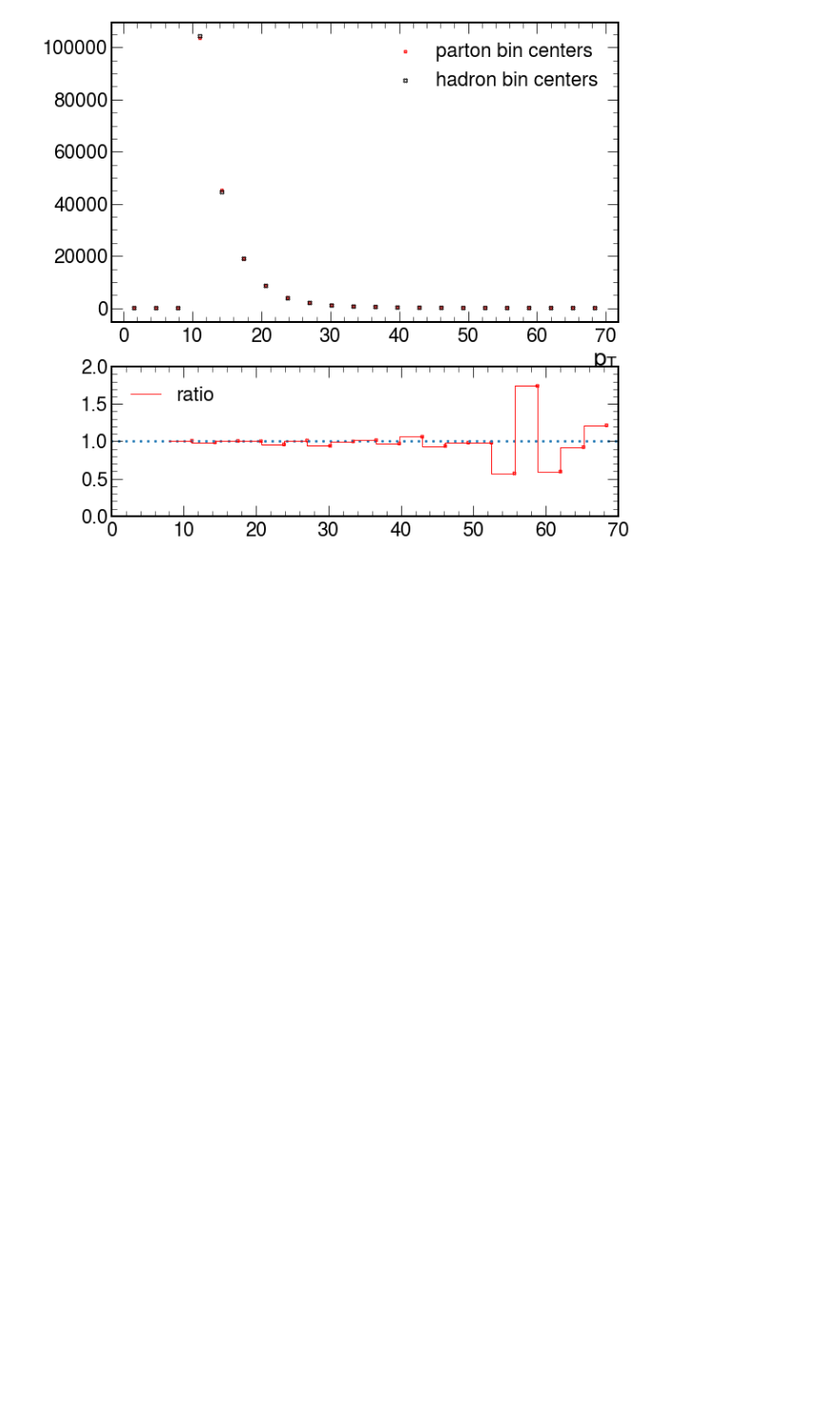
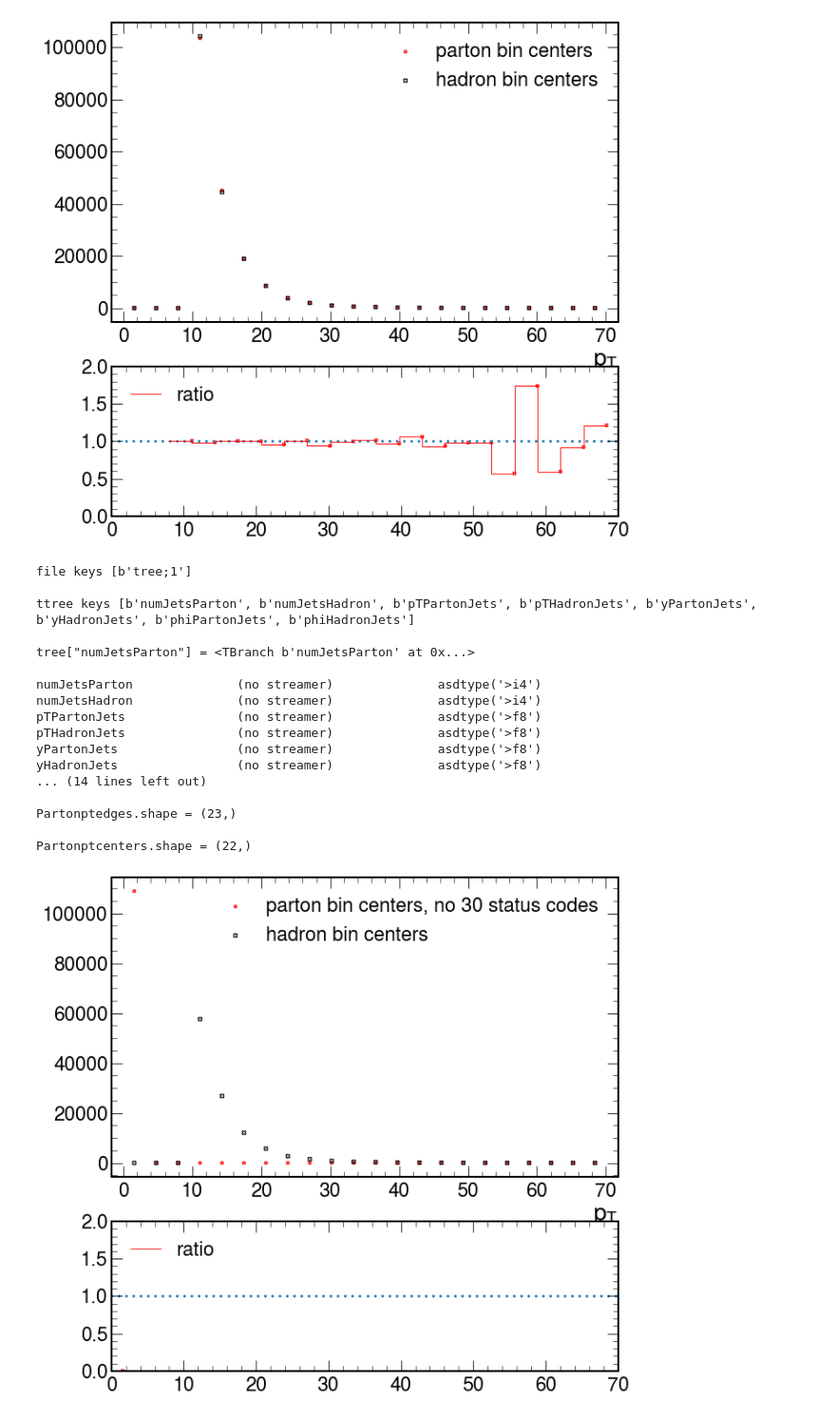
Before and after one commit to AliAlkadhim/NPC_Jets, a Jupyter notebook: pythia_tutorials/analyze_root_files.ipynb, the cells around one changed output. Shown at 95% size. Cells and saved outputs as stored; diff of their text form; code cells hidden in the pictures; blank space fills up the shorter version.

```diff
--- a/pythia_tutorials/analyze_root_files.ipynb
+++ b/pythia_tutorials/analyze_root_files.ipynb
@@ -660,31 +660,50 @@ with uproot.open('NoMPI_from_Status_30s_Jetsoutput.root') as file:
 
 
     fig, (ax1, ax2) = plt.subplots(2, 1, figsize=(10,10), gridspec_kw={'height_ratios': [2,1]})
 
 
-    ax1.scatter(Partonptcenters, Partonptcounts, label='parton bin centers',
+    ax1.scatter(Partonptcenters, Partonptcounts, label='parton bin centers, no 30 status codes',
             color="r",facecolors='none', marker="X", s=10, linewidth=0.9)
 
     ax1.scatter(Hadronptcenters, Hadronptcounts, label='hadron bin centers',
                 color="k",facecolors='none', marker="X", s=20, linewidth=0.9)
 
 
     ax1.set_xlabel(r'$p_T$')
     ax1.legend()
 
     ratio = Hadronptcounts/Partonptcounts
 
     ax2.scatter(Partonptcenters, ratio,
             color="r",facecolors='none', marker="X", s=12, linewidth=0.9)
     ax2.step(Partonptcenters, ratio, label='ratio',
             color="r",   linewidth=0.9)
 
     ax2.set_xlim(r)
     ax2.set_ylim((0,1.8))
     # ticks=np.linspace(0, 1.7, 4)
     ticks=[0,0.5,1,1.5,2]
     ax2.set_yticks(ticks)
     ones=np.linspace(0,100, num=100)
 
     ax2.scatter(ones, np.ones(100), marker="o", s=5,linewidth=0.7)
     ax2.legend(loc='upper left')
+# %% [output]
+file keys [b'tree;1']
+
+ttree keys [b'numJetsParton', b'numJetsHadron', b'pTPartonJets', b'pTHadronJets', b'yPartonJets', b'yHadronJets', b'phiPartonJets', b'phiHadronJets']
+
+tree["numJetsParton"] = <TBranch b'numJetsParton' at 0x...>
+
+numJetsParton              (no streamer)              asdtype('>i4')
+numJetsHadron              (no streamer)              asdtype('>i4')
+pTPartonJets               (no streamer)              asdtype('>f8')
+pTHadronJets               (no streamer)              asdtype('>f8')
+yPartonJets                (no streamer)              asdtype('>f8')
+yHadronJets                (no streamer)              asdtype('>f8')
+... (14 lines left out)
+
+Partonptedges.shape = (23,)
+
+Partonptcenters.shape = (22,)
+[figure, added]
```
Also changed, not shown: parts of 1 cell of this notebook, 8 other files.
